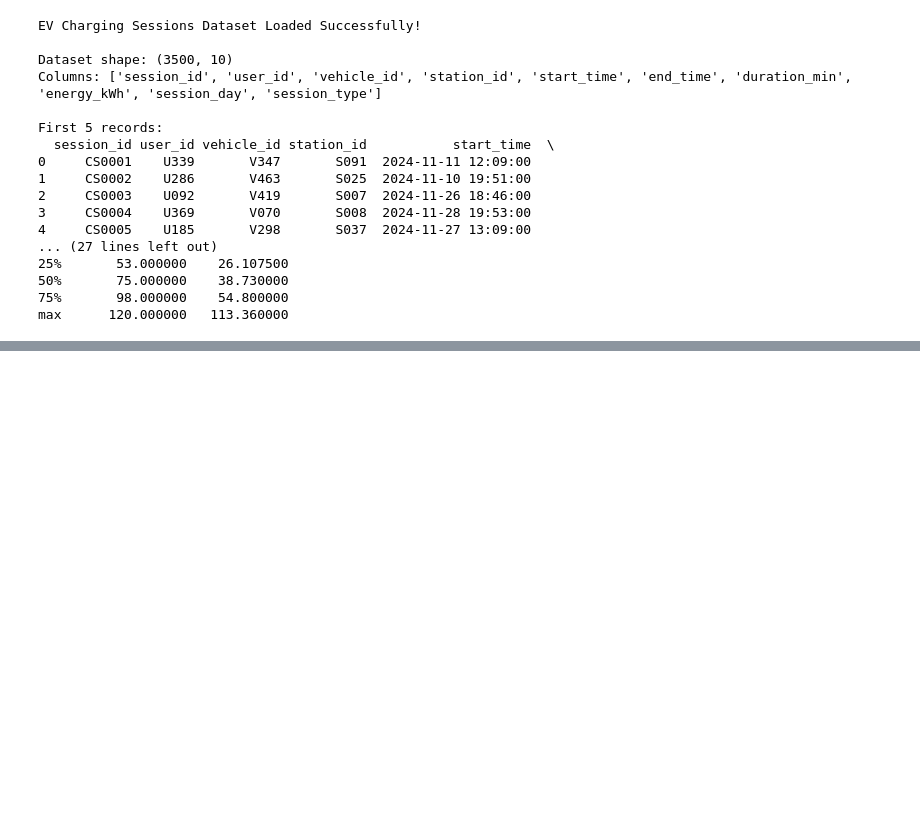
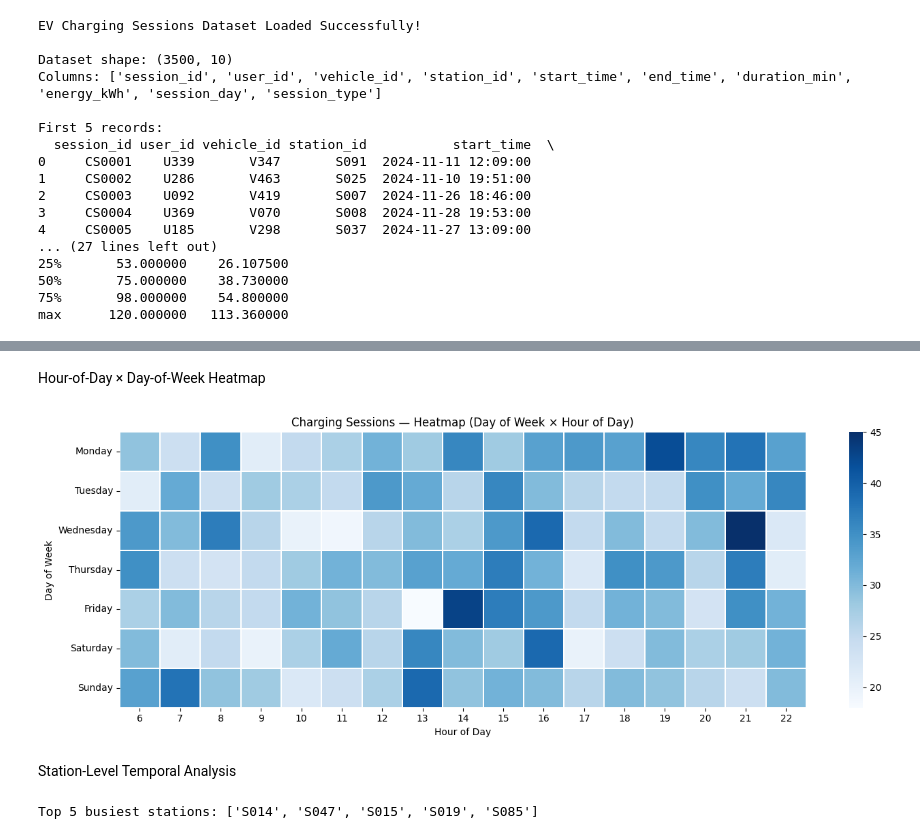
Before and after one commit to anirudh9280/EvoCharge, a Jupyter notebook: data/ev_charging_sessions/PP_charging_sessions.ipynb, the cells around one changed output, grey strips where cells are left out. Cells and saved outputs as stored; diff of their text form; code cells hidden in the pictures; blank space fills up the shorter version.

```diff
--- a/data/ev_charging_sessions/PP_charging_sessions.ipynb
+++ b/data/ev_charging_sessions/PP_charging_sessions.ipynb
@@ -34,0 +365,42 @@ max      120.000000   113.360000
+# %% [markdown]
+Hour-of-Day × Day-of-Week Heatmap
+# %%
+import seaborn as sns
+import matplotlib.pyplot as plt
+
+# Ensure "hour" and "day_of_week" exist
+df["hour"] = df["start_time"].dt.hour
+df["day_of_week"] = df["start_time"].dt.day_name()
+
+# Order days properly
+days_order = ["Monday", "Tuesday", "Wednesday", "Thursday", "Friday", "Saturday", "Sunday"]
+
+# Create pivot table
+heatmap_data = df.pivot_table(
+    index="day_of_week",
+    columns="hour",
+    values="session_id",
+    aggfunc="count",
+    fill_value=0
+).reindex(days_order)
+
+# Plot heatmap
+plt.figure(figsize=(14, 5))
+sns.heatmap(heatmap_data, cmap="Blues", linewidths=0.3)
+plt.title("Charging Sessions — Heatmap (Day of Week × Hour of Day)")
+plt.xlabel("Hour of Day")
+plt.ylabel("Day of Week")
+plt.tight_layout()
+plt.show()
+# %% [output]
+[figure, added]
+# %% [markdown]
+Station-Level Temporal Analysis
+# %%
+# Count sessions per station
+station_counts = df["station_id"].value_counts()
+
+top5_stations = station_counts.head(5).index.tolist()
+print("Top 5 busiest stations:", top5_stations)
+# %% [output]
+Top 5 busiest stations: ['S014', 'S047', 'S015', 'S019', 'S085']
```
Also changed, not shown: parts of 25 cells of this notebook.
